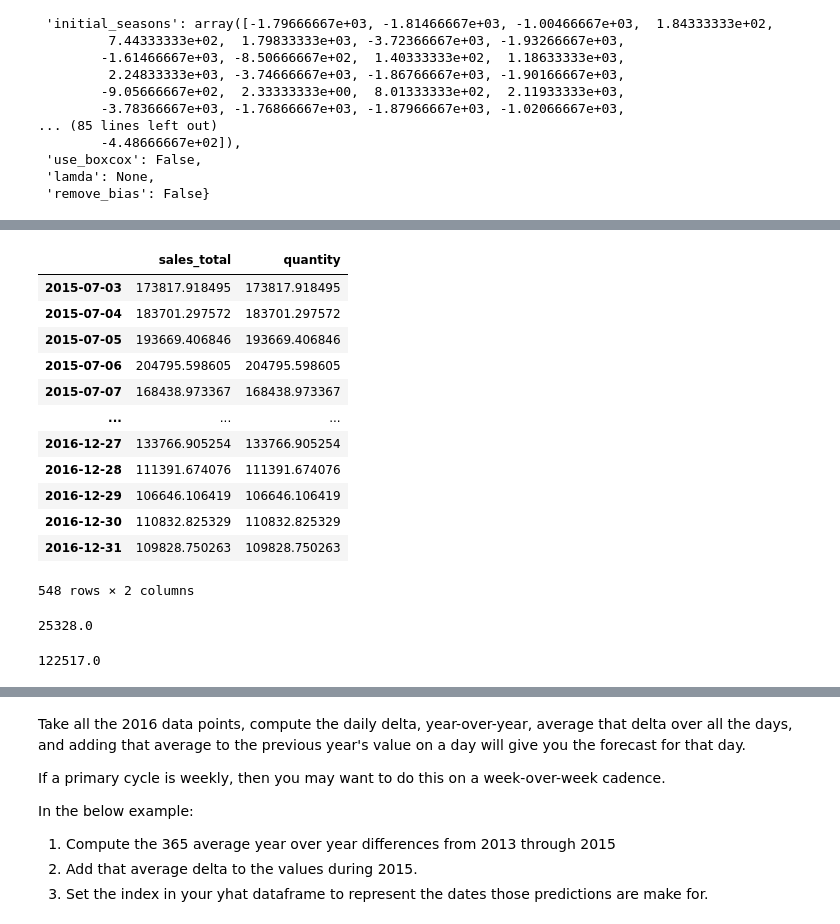
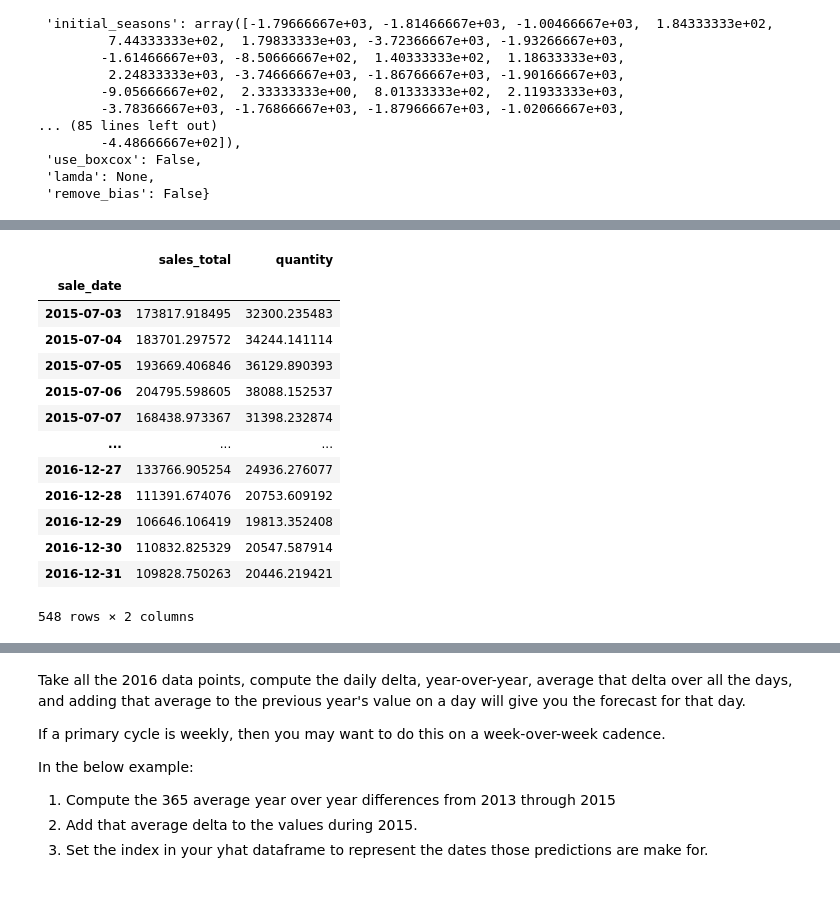
Before and after one commit to adam-gomez/forecasting-db, a Jupyter notebook: modeling_lesson.ipynb, the cells around one changed output, grey strips where cells are left out. Drawn from its saved outputs; the diff is of its cells as text; code cells hidden in the pictures; blank space fills up the shorter version.

```diff
--- a/modeling_lesson.ipynb
+++ b/modeling_lesson.ipynb
@@ -802,12 +837,12 @@ Similar to our most recent model, Holt's Seasonal Trend
 # %%
 # Models for quantity
-fit1 = ExponentialSmoothing(train.quantity, seasonal_periods=365, trend='add', seasonal='add').fit()
-fit2 = ExponentialSmoothing(train.quantity, seasonal_periods=365, trend='add', seasonal='mul').fit()
-fit3 = ExponentialSmoothing(train.quantity, seasonal_periods=365, trend='add', seasonal='add', damped=True).fit()
-fit4 = ExponentialSmoothing(train.quantity, seasonal_periods=365, trend='add', seasonal='mul', damped=True).fit()
+hst_quantity_fit1 = ExponentialSmoothing(train.quantity, seasonal_periods=365, trend='add', seasonal='add').fit()
+hst_quantity_fit2 = ExponentialSmoothing(train.quantity, seasonal_periods=365, trend='add', seasonal='mul').fit()
+hst_quantity_fit3 = ExponentialSmoothing(train.quantity, seasonal_periods=365, trend='add', seasonal='add', damped=True).fit()
+hst_quantity_fit4 = ExponentialSmoothing(train.quantity, seasonal_periods=365, trend='add', seasonal='mul', damped=True).fit()
 
 # Models for sales
-fit5 = ExponentialSmoothing(train.sales_total, seasonal_periods=365, trend='add', seasonal='add').fit()
-fit6 = ExponentialSmoothing(train.sales_total, seasonal_periods=365, trend='add', seasonal='mul').fit()
-fit7 = ExponentialSmoothing(train.sales_total, seasonal_periods=365, trend='add', seasonal='add', damped=True).fit()
-fit8 = ExponentialSmoothing(train.sales_total, seasonal_periods=365, trend='add', seasonal='mul', damped=True).fit()
+hst_sales_fit1 = ExponentialSmoothing(train.sales_total, seasonal_periods=365, trend='add', seasonal='add').fit()
+hst_sales_fit2 = ExponentialSmoothing(train.sales_total, seasonal_periods=365, trend='add', seasonal='mul').fit()
+hst_sales_fit3 = ExponentialSmoothing(train.sales_total, seasonal_periods=365, trend='add', seasonal='add', damped=True).fit()
+hst_sales_fit4 = ExponentialSmoothing(train.sales_total, seasonal_periods=365, trend='add', seasonal='mul', damped=True).fit()
@@ -918,26 +919,20 @@ plt.show()
 # %%
-yhat_df = fit7.forecast(validate.shape[0]).rename('sales_total').to_frame()
-yhat_df['quantity'] = fit7.forecast(validate.shape[0]).rename('quantity').to_frame()
+yhat_df = pd.DataFrame({'sales_total': hst_sales_fit3.forecast(validate.shape[0]),
+                           'quantity': hst_quantity_fit3.forecast(validate.shape[0])},
+                          index=validate.index)
 yhat_df
 # %% [output]
 |  | sales_total | quantity |
-| 2015-07-03 | 173817.918495 | 173817.918495 |
-| 2015-07-04 | 183701.297572 | 183701.297572 |
-| 2015-07-05 | 193669.406846 | 193669.406846 |
-| 2015-07-06 | 204795.598605 | 204795.598605 |
-| 2015-07-07 | 168438.973367 | 168438.973367 |
+| sale_date |  |  |
+| 2015-07-03 | 173817.918495 | 32300.235483 |
+| 2015-07-04 | 183701.297572 | 34244.141114 |
+| 2015-07-05 | 193669.406846 | 36129.890393 |
+| 2015-07-06 | 204795.598605 | 38088.152537 |
+| 2015-07-07 | 168438.973367 | 31398.232874 |
 | ... | ... | ... |
-| 2016-12-27 | 133766.905254 | 133766.905254 |
-| 2016-12-28 | 111391.674076 | 111391.674076 |
-| 2016-12-29 | 106646.106419 | 106646.106419 |
-| 2016-12-30 | 110832.825329 | 110832.825329 |
-| 2016-12-31 | 109828.750263 | 109828.750263 |
+| 2016-12-27 | 133766.905254 | 24936.276077 |
+| 2016-12-28 | 111391.674076 | 20753.609192 |
+| 2016-12-29 | 106646.106419 | 19813.352408 |
+| 2016-12-30 | 110832.825329 | 20547.587914 |
+| 2016-12-31 | 109828.750263 | 20446.219421 |
 548 rows × 2 columns
-# %%
-evaluate('sales_total')
-# %% [output]
-25328.0
-# %%
-evaluate('quantity')
-# %% [output]
-122517.0
```
Also changed, not shown: parts of 79 cells of this notebook.
